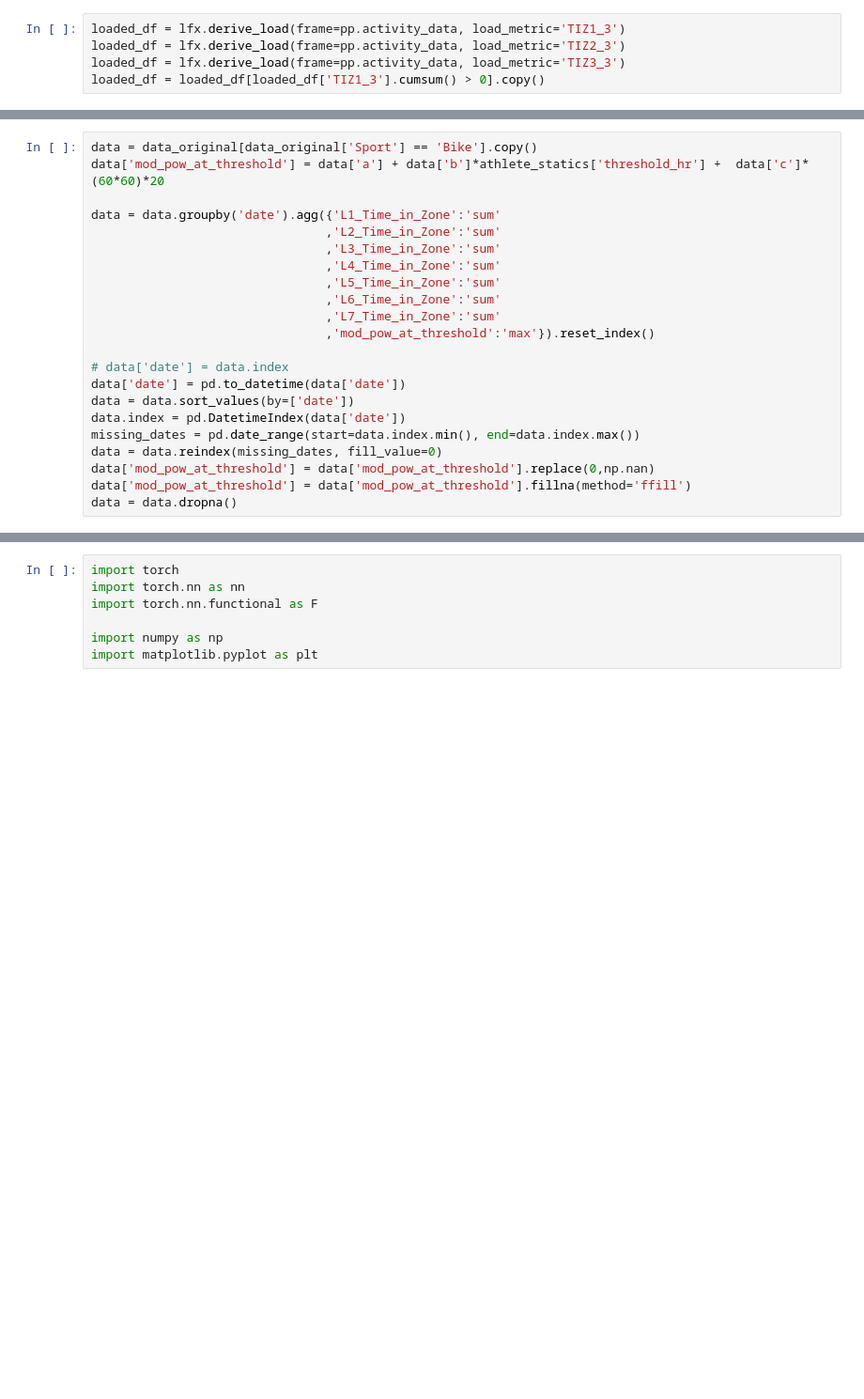
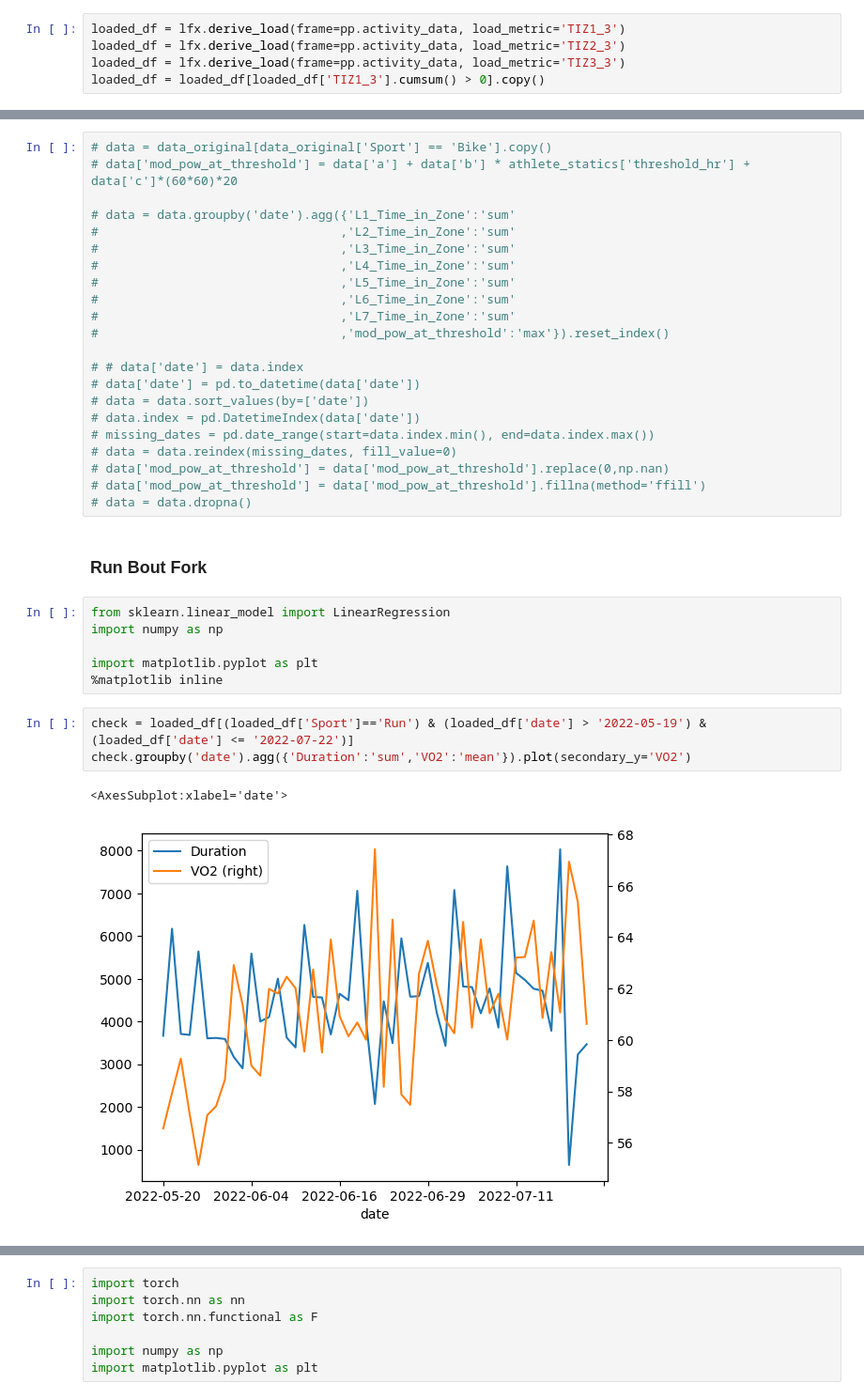
Before and after one commit to RyanAugust/TriNet, a Jupyter notebook: single_athlete/performance_rnn.ipynb, the cells around one changed output, grey strips where cells are left out. Shown at 94% size. Cells and saved outputs as stored; diff of their text form; blank space fills up the shorter version.

```diff
--- a/single_athlete/performance_rnn.ipynb
+++ b/single_athlete/performance_rnn.ipynb
@@ -23,22 +53,36 @@ pfx.derive_performance(loaded_df, performance_metric='VO2')
 # %%
-data = data_original[data_original['Sport'] == 'Bike'].copy()
-data['mod_pow_at_threshold'] = data['a'] + data['b']*athlete_statics['threshold_hr'] +  data['c']*(60*60)*20
+# data = data_original[data_original['Sport'] == 'Bike'].copy()
+# data['mod_pow_at_threshold'] = data['a'] + data['b'] * athlete_statics['threshold_hr'] +  data['c']*(60*60)*20
 
-data = data.groupby('date').agg({'L1_Time_in_Zone':'sum'
-                                ,'L2_Time_in_Zone':'sum'
-                                ,'L3_Time_in_Zone':'sum'
-                                ,'L4_Time_in_Zone':'sum'
-                                ,'L5_Time_in_Zone':'sum'
-                                ,'L6_Time_in_Zone':'sum'
-                                ,'L7_Time_in_Zone':'sum'
-                                ,'mod_pow_at_threshold':'max'}).reset_index()
+# data = data.groupby('date').agg({'L1_Time_in_Zone':'sum'
+#                                 ,'L2_Time_in_Zone':'sum'
+#                                 ,'L3_Time_in_Zone':'sum'
+#                                 ,'L4_Time_in_Zone':'sum'
+#                                 ,'L5_Time_in_Zone':'sum'
+#                                 ,'L6_Time_in_Zone':'sum'
+#                                 ,'L7_Time_in_Zone':'sum'
+#                                 ,'mod_pow_at_threshold':'max'}).reset_index()
 
-# data['date'] = data.index
-data['date'] = pd.to_datetime(data['date'])
-data = data.sort_values(by=['date'])
-data.index = pd.DatetimeIndex(data['date'])
-missing_dates = pd.date_range(start=data.index.min(), end=data.index.max())
-data = data.reindex(missing_dates, fill_value=0)
-data['mod_pow_at_threshold'] = data['mod_pow_at_threshold'].replace(0,np.nan)
-data['mod_pow_at_threshold'] = data['mod_pow_at_threshold'].fillna(method='ffill')
-data = data.dropna()
+# # data['date'] = data.index
+# data['date'] = pd.to_datetime(data['date'])
+# data = data.sort_values(by=['date'])
+# data.index = pd.DatetimeIndex(data['date'])
+# missing_dates = pd.date_range(start=data.index.min(), end=data.index.max())
+# data = data.reindex(missing_dates, fill_value=0)
+# data['mod_pow_at_threshold'] = data['mod_pow_at_threshold'].replace(0,np.nan)
+# data['mod_pow_at_threshold'] = data['mod_pow_at_threshold'].fillna(method='ffill')
+# data = data.dropna()
+# %% [markdown]
+### Run Bout Fork
+# %%
+from sklearn.linear_model import LinearRegression
+import numpy as np
+
+import matplotlib.pyplot as plt
+%matplotlib inline
+# %%
+check = loaded_df[(loaded_df['Sport']=='Run') & (loaded_df['date'] > '2022-05-19') & (loaded_df['date'] <= '2022-07-22')]
+check.groupby('date').agg({'Duration':'sum','VO2':'mean'}).plot(secondary_y='VO2')
+# %% [output]
+<AxesSubplot:xlabel='date'>
+[figure, added]
```
Also changed, not shown: parts of 9 cells of this notebook, 2 other files.
